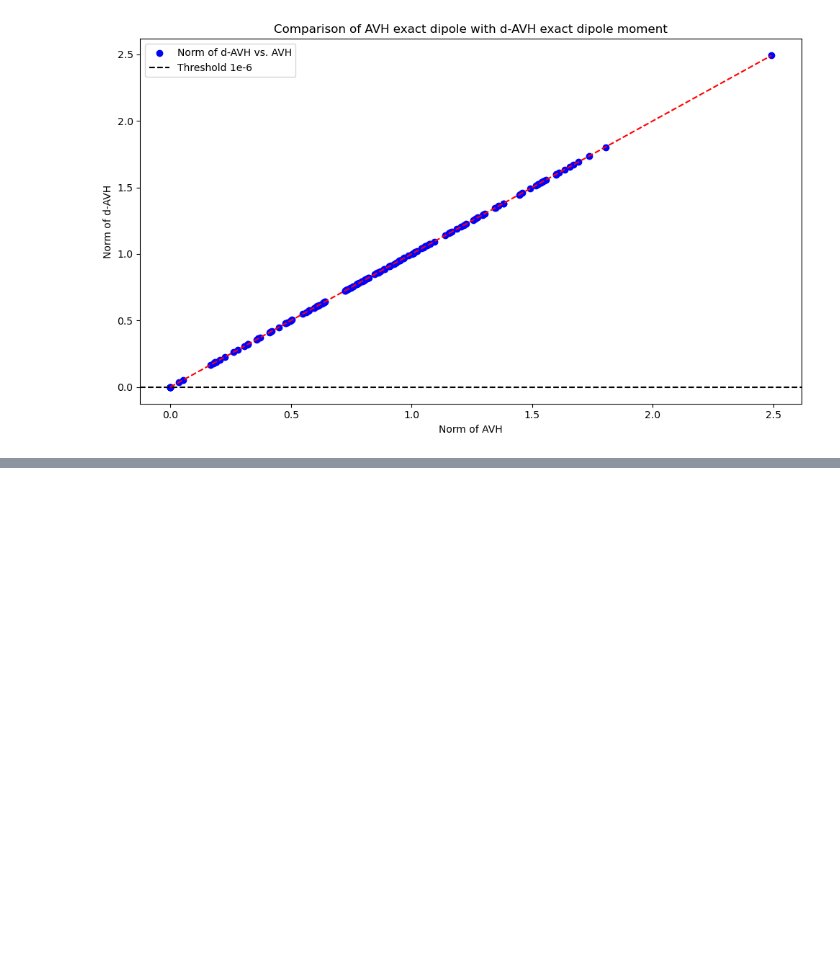
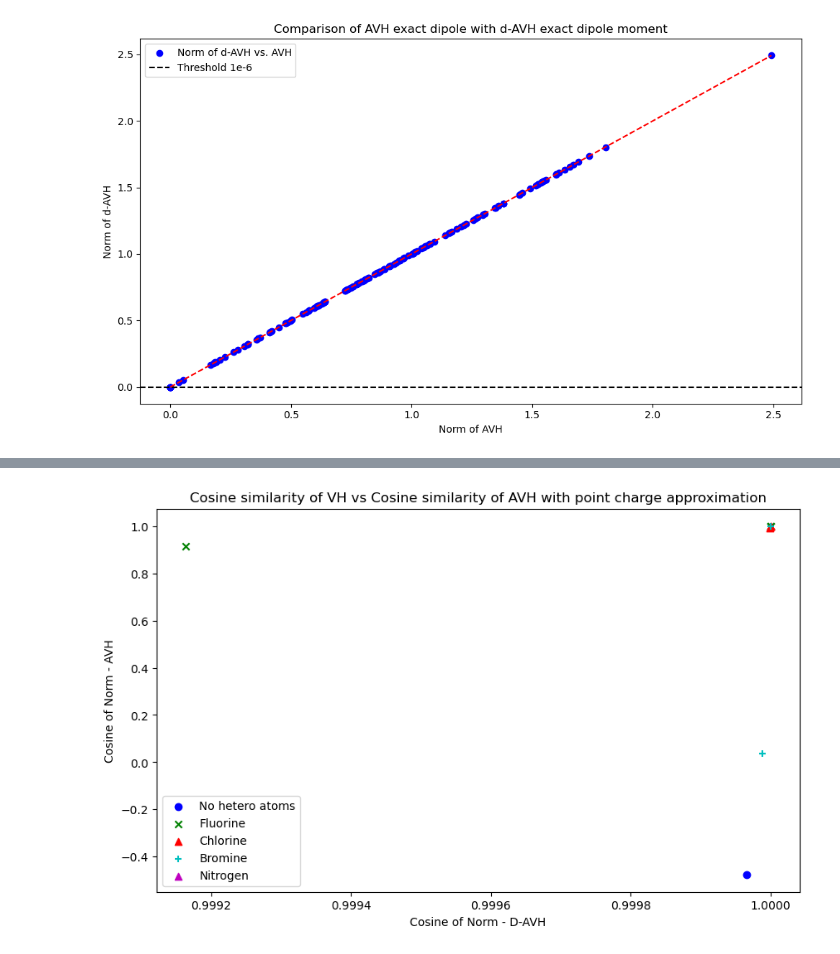
Before and after one commit to parthapaul7/mitacs_backup, a Jupyter notebook: analyse.ipynb, the cells around one changed output, grey strips where cells are left out. Cells and saved outputs as stored; diff of their text form; code cells hidden in the pictures; blank space fills up the shorter version.

```diff
--- a/analyse.ipynb
+++ b/analyse.ipynb
@@ -324,0 +460,21 @@ np.max(np.abs(np.array(x) -np.array(y)))
+# %%
+plt.figure(figsize=(10, 6))
+
+# Define markers and colors
+markers = ['o', 'x', '^', '+', '^', 'v', '*', 'P', 'h', '+', '1', '2', '3', '4', '|', '_']
+colors = ['b', 'g', 'r', 'c', 'm', 'y', 'k', '#ff7f0e']
+
+# Iterate over the atom types and plot
+for i, (atom_type, vh_norms) in enumerate(cosine_vh_list.items()):
+    avh_norms = cosine_avh_list[atom_type]
+    plt.scatter(vh_norms, avh_norms, label=f"{atomic_number_to_element[atom_type]}", marker=markers[i % len(markers)], color=colors[i % len(colors)])
+
+# Add plot decorations
+plt.xlabel('Cosine of Norm - D-AVH')
+plt.ylabel('Cosine of Norm - AVH')
+# plt.plot([0, 1], [0, 1], 'r--')  # Diagonal line for reference
+plt.title('Cosine similarity of VH vs Cosine similarity of AVH with point charge approximation')
+plt.legend()
+plt.show()
+# %% [output]
+[figure, added]
```
Also changed, not shown: parts of 6 cells of this notebook, 6 other files.
